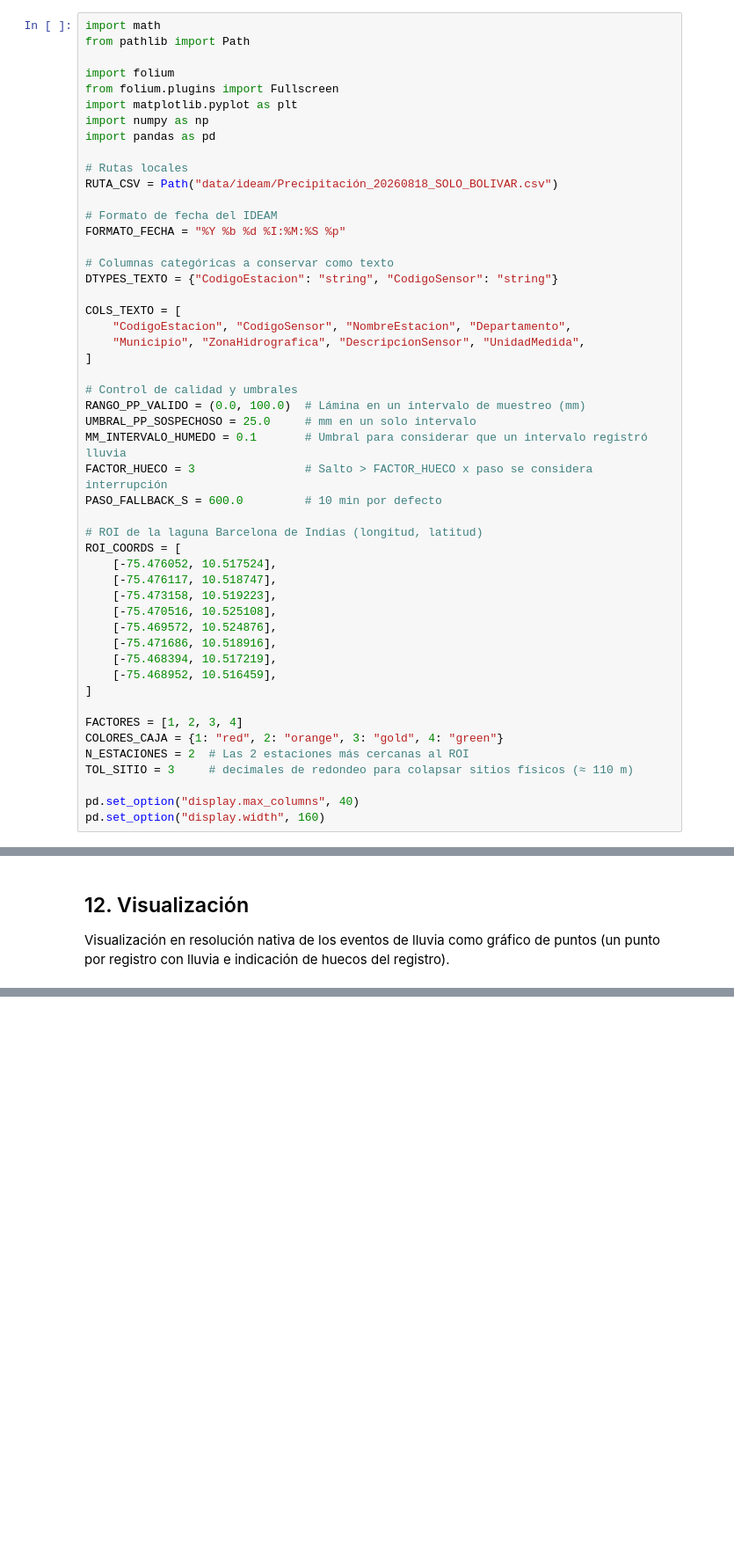
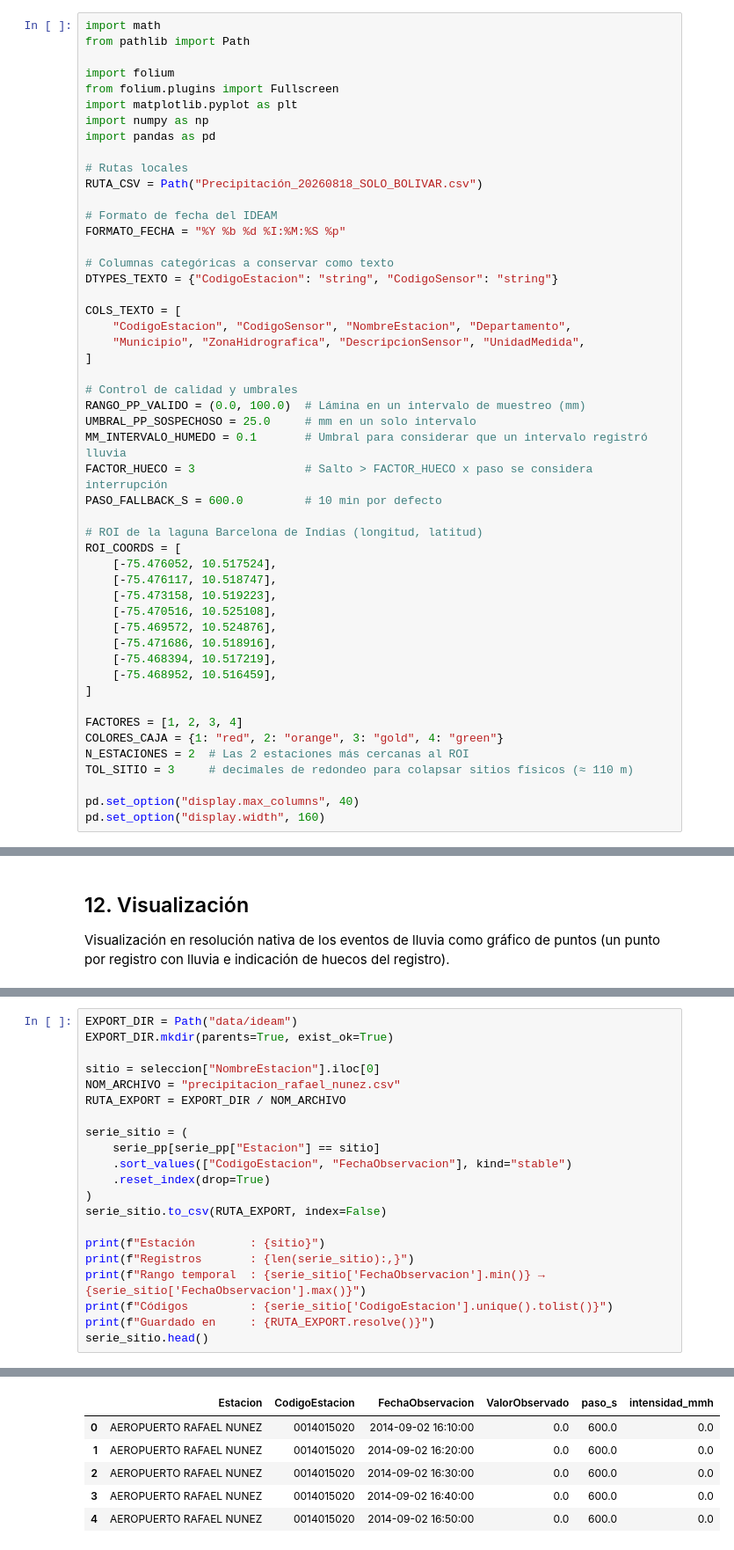
Before and after one commit to pxtroniwnl/barcelona-de-indias-time-serie, a Jupyter notebook: precipitacioonIDEAM.ipynb, the cells around one changed output, grey strips where cells are left out. Shown at 88% size. Cells and saved outputs as stored; diff of their text form; blank space fills up the shorter version.

```diff
--- a/precipitacioonIDEAM.ipynb
+++ b/precipitacioonIDEAM.ipynb
@@ -18,7 +18,7 @@ import numpy as np
 import pandas as pd
 
 # Rutas locales
-RUTA_CSV = Path("data/ideam/Precipitación_20260818_SOLO_BOLIVAR.csv")
+RUTA_CSV = Path("Precipitación_20260818_SOLO_BOLIVAR.csv")
 
 # Formato de fecha del IDEAM
 FORMATO_FECHA = "%Y %b %d %I:%M:%S %p"
@@ -726,0 +731,22 @@ plt.show()
+# %%
+EXPORT_DIR = Path("data/ideam")
+EXPORT_DIR.mkdir(parents=True, exist_ok=True)
+
+sitio = seleccion["NombreEstacion"].iloc[0]
+NOM_ARCHIVO = "precipitacion_rafael_nunez.csv"
+RUTA_EXPORT = EXPORT_DIR / NOM_ARCHIVO
+
+serie_sitio = (
+    serie_pp[serie_pp["Estacion"] == sitio]
+    .sort_values(["CodigoEstacion", "FechaObservacion"], kind="stable")
+    .reset_index(drop=True)
+)
+serie_sitio.to_csv(RUTA_EXPORT, index=False)
+
+print(f"Estación        : {sitio}")
+print(f"Registros       : {len(serie_sitio):,}")
+print(f"Rango temporal  : {serie_sitio['FechaObservacion'].min()} → {serie_sitio['FechaObservacion'].max()}")
+print(f"Códigos         : {serie_sitio['CodigoEstacion'].unique().tolist()}")
+print(f"Guardado en     : {RUTA_EXPORT.resolve()}")
+serie_sitio.head()
+# %% [output]
@@ -726,0 +758,6 @@ plt.show()
+|  | Estacion | CodigoEstacion | FechaObservacion | ValorObservado | paso_s | intensidad_mmh |
+| 0 | AEROPUERTO RAFAEL NUNEZ | 0014015020 | 2014-09-02 16:10:00 | 0.0 | 600.0 | 0.0 |
+| 1 | AEROPUERTO RAFAEL NUNEZ | 0014015020 | 2014-09-02 16:20:00 | 0.0 | 600.0 | 0.0 |
+| 2 | AEROPUERTO RAFAEL NUNEZ | 0014015020 | 2014-09-02 16:30:00 | 0.0 | 600.0 | 0.0 |
+| 3 | AEROPUERTO RAFAEL NUNEZ | 0014015020 | 2014-09-02 16:40:00 | 0.0 | 600.0 | 0.0 |
+| 4 | AEROPUERTO RAFAEL NUNEZ | 0014015020 | 2014-09-02 16:50:00 | 0.0 | 600.0 | 0.0 |
```
Also changed, not shown: parts of 2 cells of this notebook, 5 other files.
